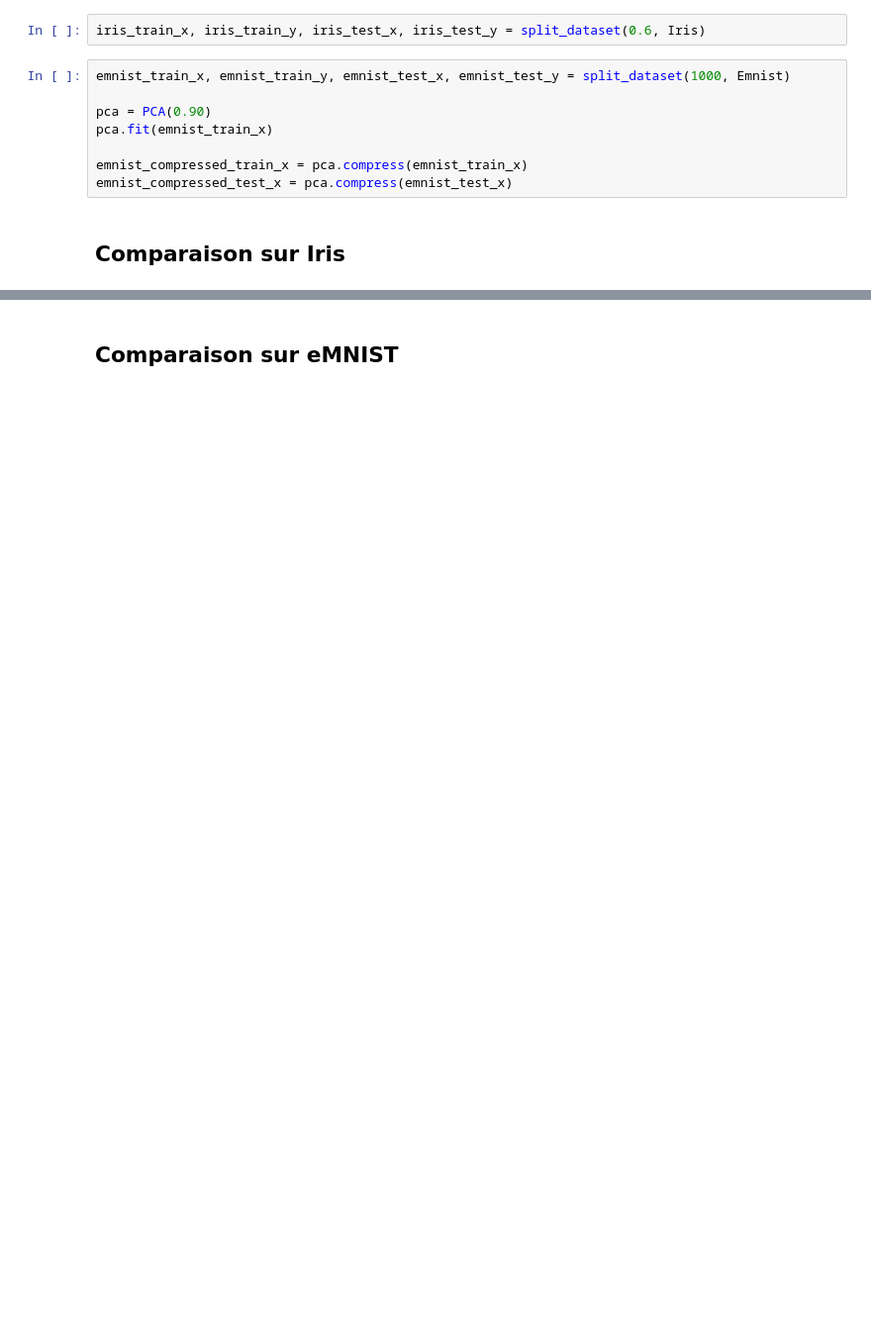
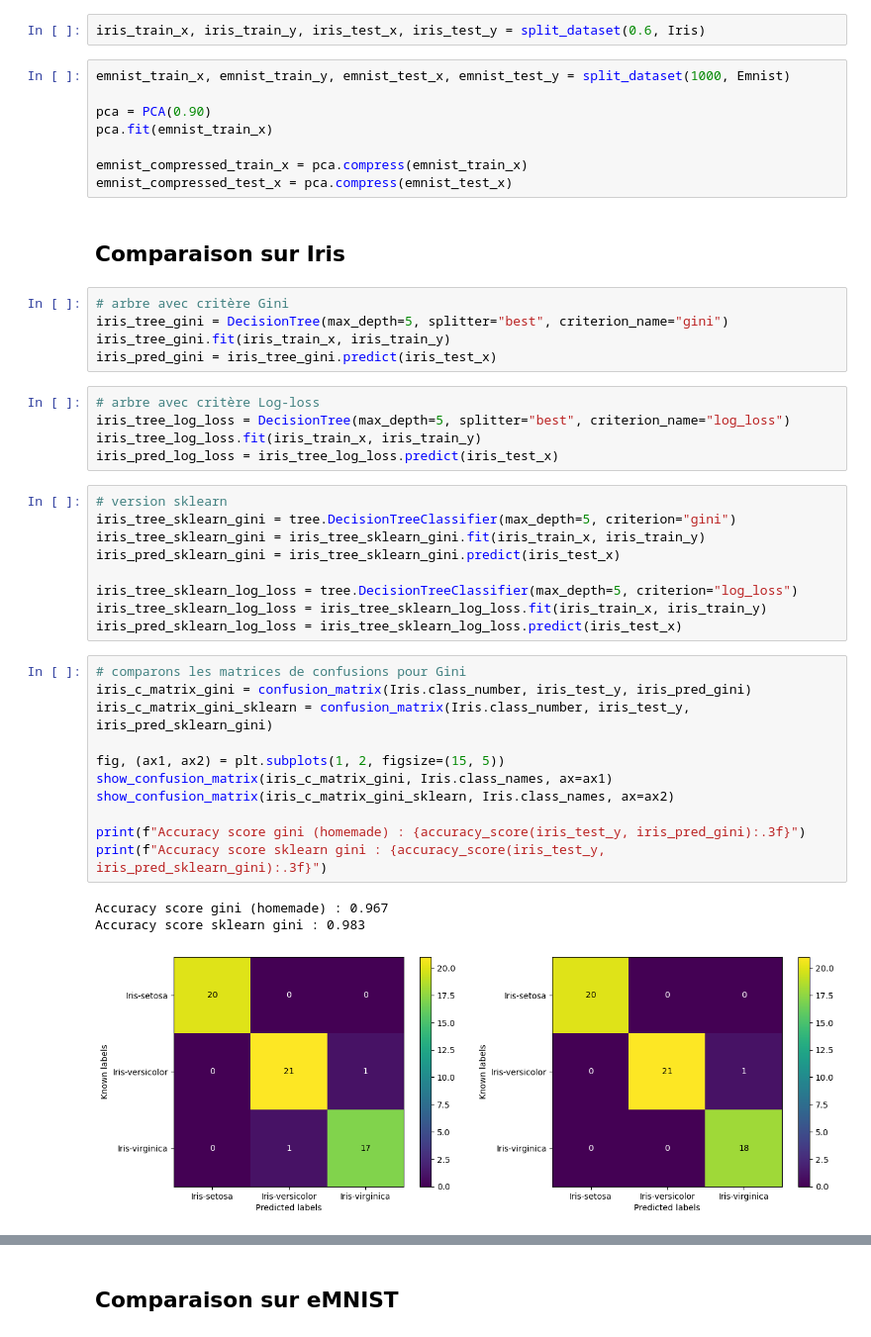
Before and after one commit to desfreng/IAS-Random-Forest, a Jupyter notebook: docs/DecisionTree.ipynb, the cells around one changed output, grey strips where cells are left out. Shown at 99% size. Drawn from its saved outputs; the diff is of its cells as text; blank space fills up the shorter version.

```diff
--- a/docs/DecisionTree.ipynb
+++ b/docs/DecisionTree.ipynb
@@ -23,3 +24,37 @@ emnist_compressed_train_x = pca.compress(emnist_train_x)
 emnist_compressed_test_x = pca.compress(emnist_test_x)
 # %% [markdown]
 ## Comparaison sur Iris
+# %%
+# arbre avec critère Gini
+iris_tree_gini = DecisionTree(max_depth=5, splitter="best", criterion_name="gini")
+iris_tree_gini.fit(iris_train_x, iris_train_y)
+iris_pred_gini = iris_tree_gini.predict(iris_test_x)
+# %%
+# arbre avec critère Log-loss
+iris_tree_log_loss = DecisionTree(max_depth=5, splitter="best", criterion_name="log_loss")
+iris_tree_log_loss.fit(iris_train_x, iris_train_y)
+iris_pred_log_loss = iris_tree_log_loss.predict(iris_test_x)
+# %%
+# version sklearn
+iris_tree_sklearn_gini = tree.DecisionTreeClassifier(max_depth=5, criterion="gini")
+iris_tree_sklearn_gini = iris_tree_sklearn_gini.fit(iris_train_x, iris_train_y)
+iris_pred_sklearn_gini = iris_tree_sklearn_gini.predict(iris_test_x)
+
+iris_tree_sklearn_log_loss = tree.DecisionTreeClassifier(max_depth=5, criterion="log_loss")
+iris_tree_sklearn_log_loss = iris_tree_sklearn_log_loss.fit(iris_train_x, iris_train_y)
+iris_pred_sklearn_log_loss = iris_tree_sklearn_log_loss.predict(iris_test_x)
+# %%
+# comparons les matrices de confusions pour Gini
+iris_c_matrix_gini = confusion_matrix(Iris.class_number, iris_test_y, iris_pred_gini)
+iris_c_matrix_gini_sklearn = confusion_matrix(Iris.class_number, iris_test_y, iris_pred_sklearn_gini)
+
+fig, (ax1, ax2) = plt.subplots(1, 2, figsize=(15, 5))
+show_confusion_matrix(iris_c_matrix_gini, Iris.class_names, ax=ax1)
+show_confusion_matrix(iris_c_matrix_gini_sklearn, Iris.class_names, ax=ax2)
+
+print(f"Accuracy score gini (homemade) : {accuracy_score(iris_test_y, iris_pred_gini):.3f}")
+print(f"Accuracy score sklearn gini : {accuracy_score(iris_test_y, iris_pred_sklearn_gini):.3f}")
+# %% [output]
+Accuracy score gini (homemade) : 0.967
+Accuracy score sklearn gini : 0.983
+[figure, added]
```
Also changed, not shown: parts of 10 cells of this notebook, 1 other file.
